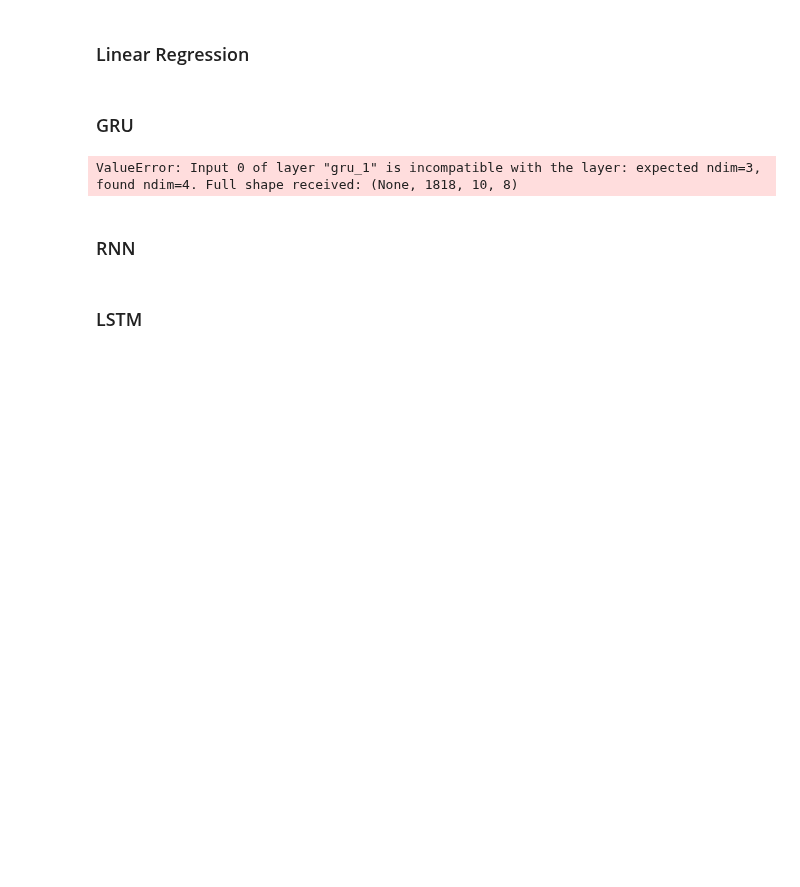
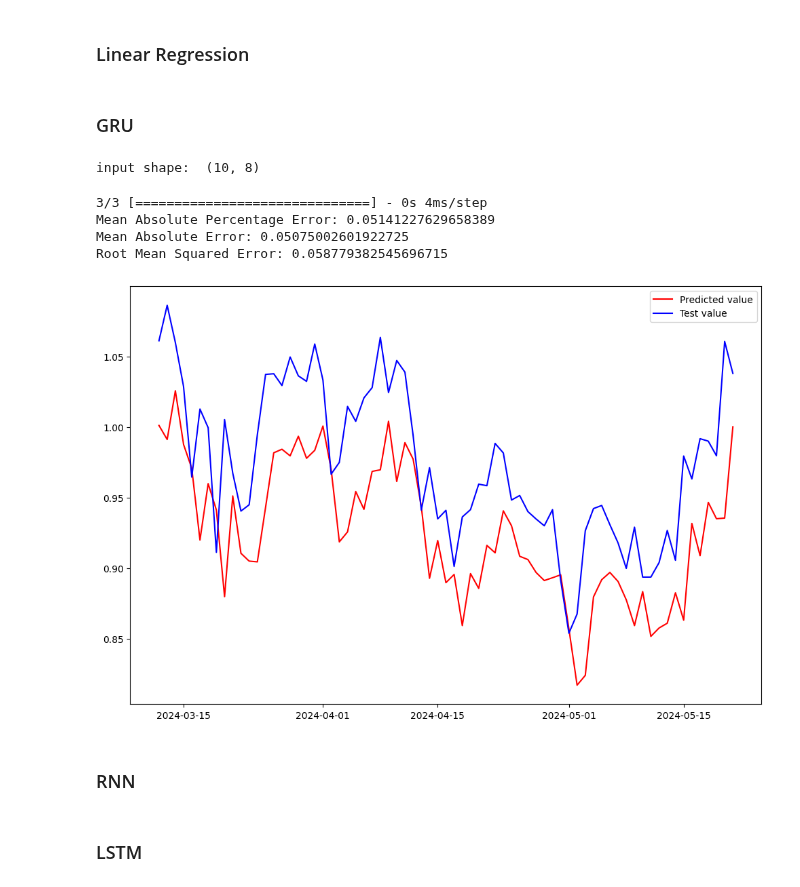
Before and after one commit to vmhoang1703/IS403-Project-Group13, a Jupyter notebook: Bitcoin/index.ipynb, the cells around one changed output. Saved outputs shown, nothing was run; the diff lists cells and outputs as text; code cells hidden in the pictures; blank space fills up the shorter version.

Commit message:
run GRU model

```diff
--- a/Bitcoin/index.ipynb
+++ b/Bitcoin/index.ipynb
@@ -244,11 +244,11 @@ y_test shape:  (71,)
 # %% [markdown]
 ### GRU ###
 # %%
-def build_GRU_model(input_data, output_size, neurons=20, activ_func='linear',
+def build_GRU_model(input_shape, output_size, neurons=20, activ_func='linear',
                      dropout=0.25, loss='mae', optimizer='adam'):
     model = Sequential()
 
-    model.add(GRU(64, input_shape=(input_data.shape)))
+    model.add(GRU(neurons, input_shape=input_shape))
     model.add(Dropout(dropout))
     model.add(Dense(units=output_size))
     model.add(Activation(activ_func))
@@ -257,10 +257,34 @@ def build_GRU_model(input_data, output_size, neurons=20, activ_func='linear',
     return model
 # %%
 model_GRU = build_GRU_model(
-    X_train, output_size=1, neurons=lstm_neurons, dropout=dropout, loss=loss,
+    (X_train.shape[1],X_train.shape[2]), output_size=1, neurons=lstm_neurons, dropout=dropout, loss=loss,
     optimizer=optimizer)
 # %% [output]
-ValueError: Input 0 of layer "gru_1" is incompatible with the layer: expected ndim=3, found ndim=4. Full shape received: (None, 1818, 10, 8)
+input shape:  (10, 8)
+# %%
+history = model_GRU.fit(
+    X_train, y_train, epochs=epochs, batch_size=batch_size, verbose=0, shuffle=True)
+# %%
+pred_GRU = model_GRU.predict(X_test)
+mape = mean_absolute_percentage_error(y_test, pred_GRU)
+mae = mean_absolute_error(y_test,pred_GRU)
+mse = mean_squared_error(y_test, pred_GRU)
+print(f'Mean Absolute Percentage Error: {mape}')
+print(f'Mean Absolute Error: {mae}')
+print(f'Root Mean Squared Error: {math.sqrt(mse)}')
+# %% [output]
+3/3 [==============================] - 0s 4ms/step
+Mean Absolute Percentage Error: 0.05141227629658389
+Mean Absolute Error: 0.05075002601922725
+Root Mean Squared Error: 0.058779382545696715
+# %%
+plt.figure(figsize=(12, 8))
+plt.plot(pd.DataFrame(y_test).index.to_list(), pd.DataFrame(pred_GRU.reshape(-1)), color='red', label='Predicted value')
+plt.plot(pd.DataFrame(y_test).index.to_list(), pd.DataFrame(y_test), color='blue', label='Test value')
+plt.legend()
+plt.show()
+# %% [output]
+[figure, added]
 # %% [markdown]
 ### RNN ###
 # %% [markdown]
```
Also changed, not shown: parts of 6 cells of this notebook.
